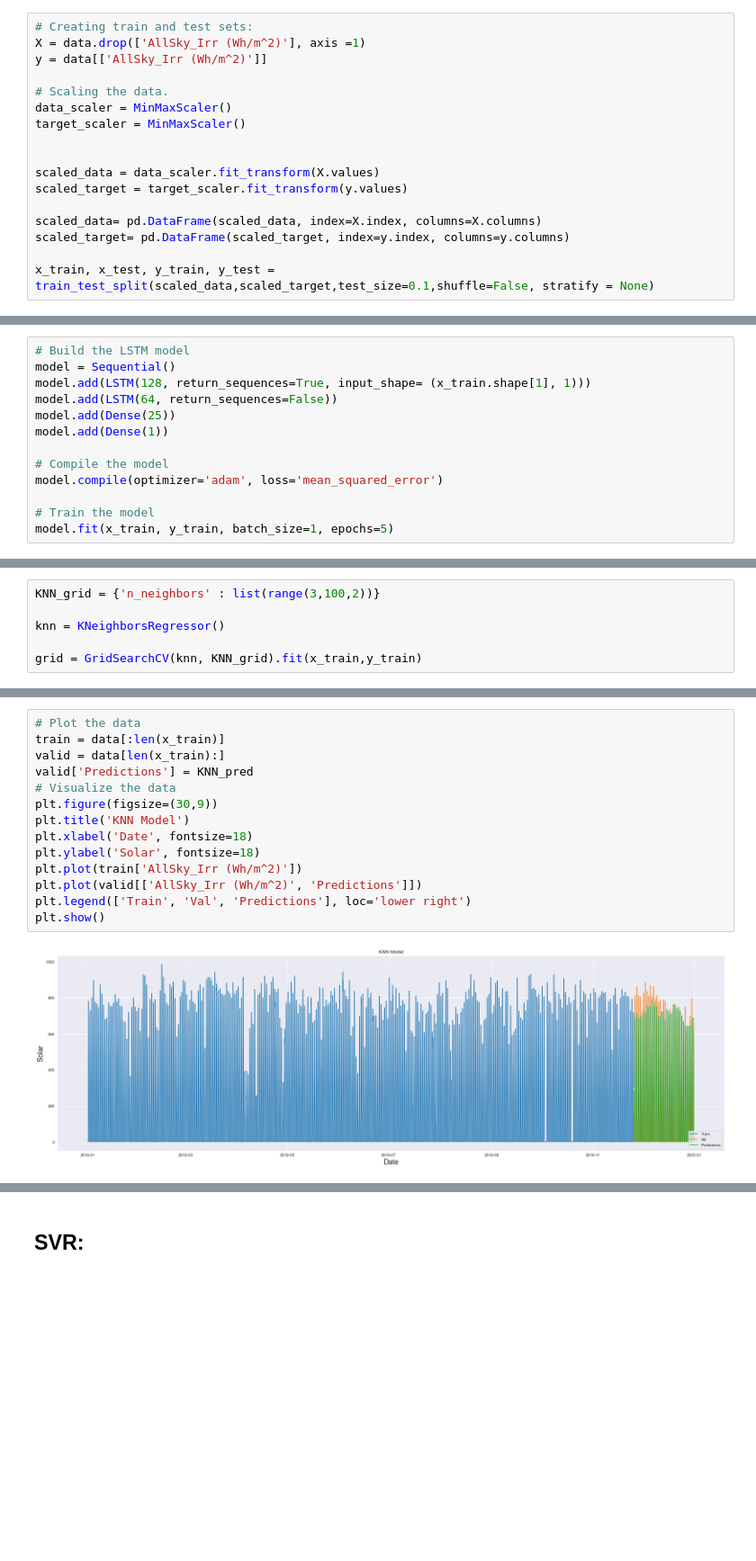
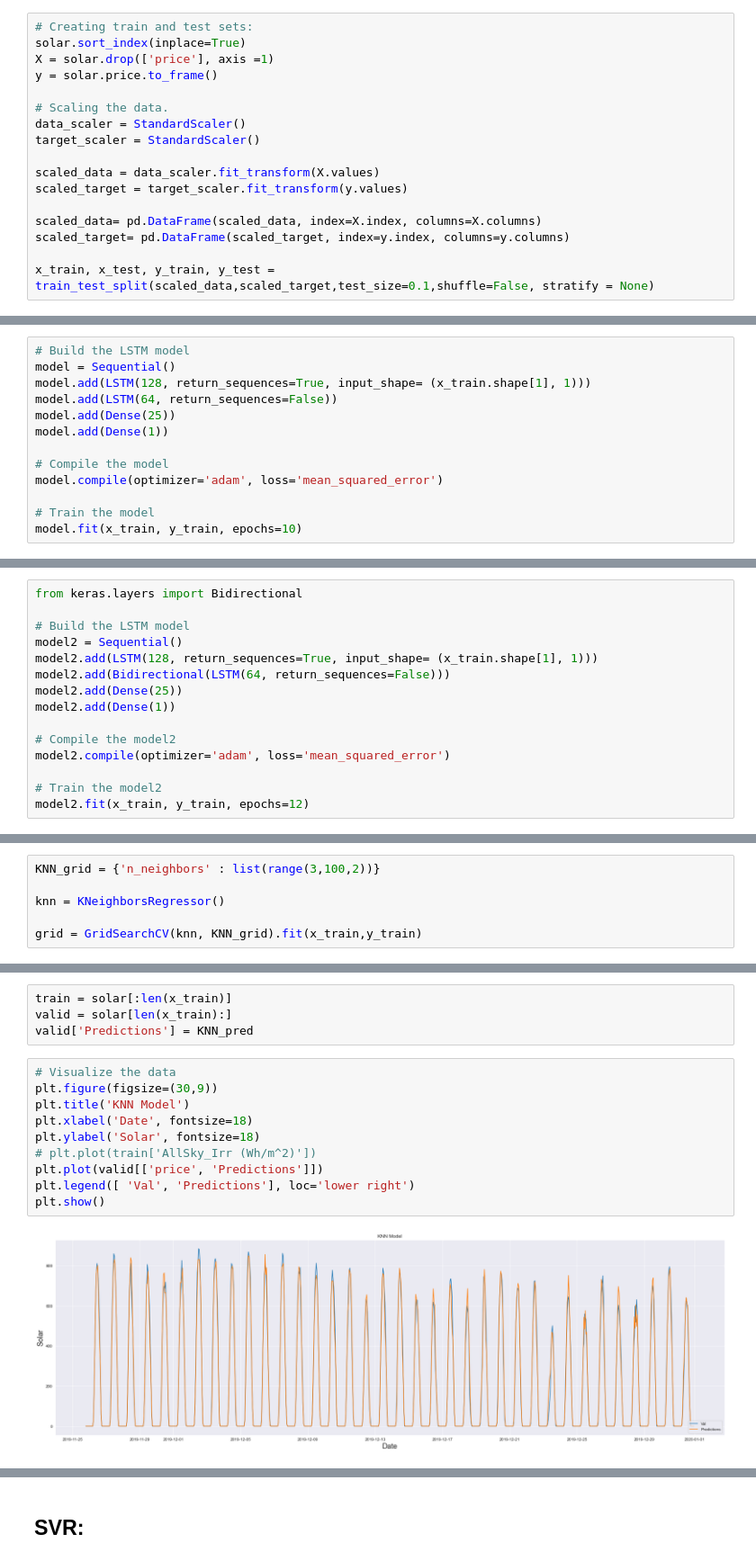
Before and after one commit to mohamed1249/Upwork-Projects, a Jupyter notebook: JS/Project - Copy.ipynb, the cells around one changed output, grey strips where cells are left out. Shown at 90% size. Cells and saved outputs as stored; diff of their text form; blank space fills up the shorter version.

```diff
--- a/JS/Project - Copy.ipynb
+++ b/JS/Project - Copy.ipynb
@@ -138,12 +202,12 @@ sns.heatmap(data.corr(), annot=True, cmap="YlOrRd", linewidths=0.1, annot_kws={"
 # %%
 # Creating train and test sets:
-X = data.drop(['AllSky_Irr (Wh/m^2)'], axis =1)
-y = data[['AllSky_Irr (Wh/m^2)']]
+solar.sort_index(inplace=True)
+X = solar.drop(['price'], axis =1)
+y = solar.price.to_frame()
 
 # Scaling the data.
-data_scaler = MinMaxScaler()
-target_scaler = MinMaxScaler()
-
+data_scaler = StandardScaler()
+target_scaler = StandardScaler()
 
 scaled_data = data_scaler.fit_transform(X.values)
 scaled_target = target_scaler.fit_transform(y.values)
@@ -183,5 +264,5 @@ model.add(Dense(1))
 model.compile(optimizer='adam', loss='mean_squared_error')
 
 # Train the model
-model.fit(x_train, y_train, batch_size=1, epochs=5)
+model.fit(x_train, y_train, epochs=10)
 # %% [output]
@@ -273,0 +378,15 @@ LSTMscore(valid['AllSky_Irr (Wh/m^2)'],valid['Predictions'])
+# %%
+from keras.layers import Bidirectional
+
+# Build the LSTM model
+model2 = Sequential()
+model2.add(LSTM(128, return_sequences=True, input_shape= (x_train.shape[1], 1)))
+model2.add(Bidirectional(LSTM(64, return_sequences=False)))
+model2.add(Dense(25))
+model2.add(Dense(1))
+
+# Compile the model2
+model2.compile(optimizer='adam', loss='mean_squared_error')
+
+# Train the model2
+model2.fit(x_train, y_train, epochs=12)
@@ -311,16 +506,16 @@ knn.score(x_test,y_test)
+# %%
+train = solar[:len(x_train)]
+valid = solar[len(x_train):]
+valid['Predictions'] = KNN_pred
 # %%
-# Plot the data
-train = data[:len(x_train)]
-valid = data[len(x_train):]
-valid['Predictions'] = KNN_pred
 # Visualize the data
 plt.figure(figsize=(30,9))
 plt.title('KNN Model')
 plt.xlabel('Date', fontsize=18)
 plt.ylabel('Solar', fontsize=18)
-plt.plot(train['AllSky_Irr (Wh/m^2)'])
-plt.plot(valid[['AllSky_Irr (Wh/m^2)', 'Predictions']])
-plt.legend(['Train', 'Val', 'Predictions'], loc='lower right')
+# plt.plot(train['AllSky_Irr (Wh/m^2)'])
+plt.plot(valid[['price', 'Predictions']])
+plt.legend([ 'Val', 'Predictions'], loc='lower right')
 plt.show()
 # %% [output]
-[figure, old version]
+[figure, new version]
```
Also changed, not shown: parts of 82 cells of this notebook, 35 other files.
